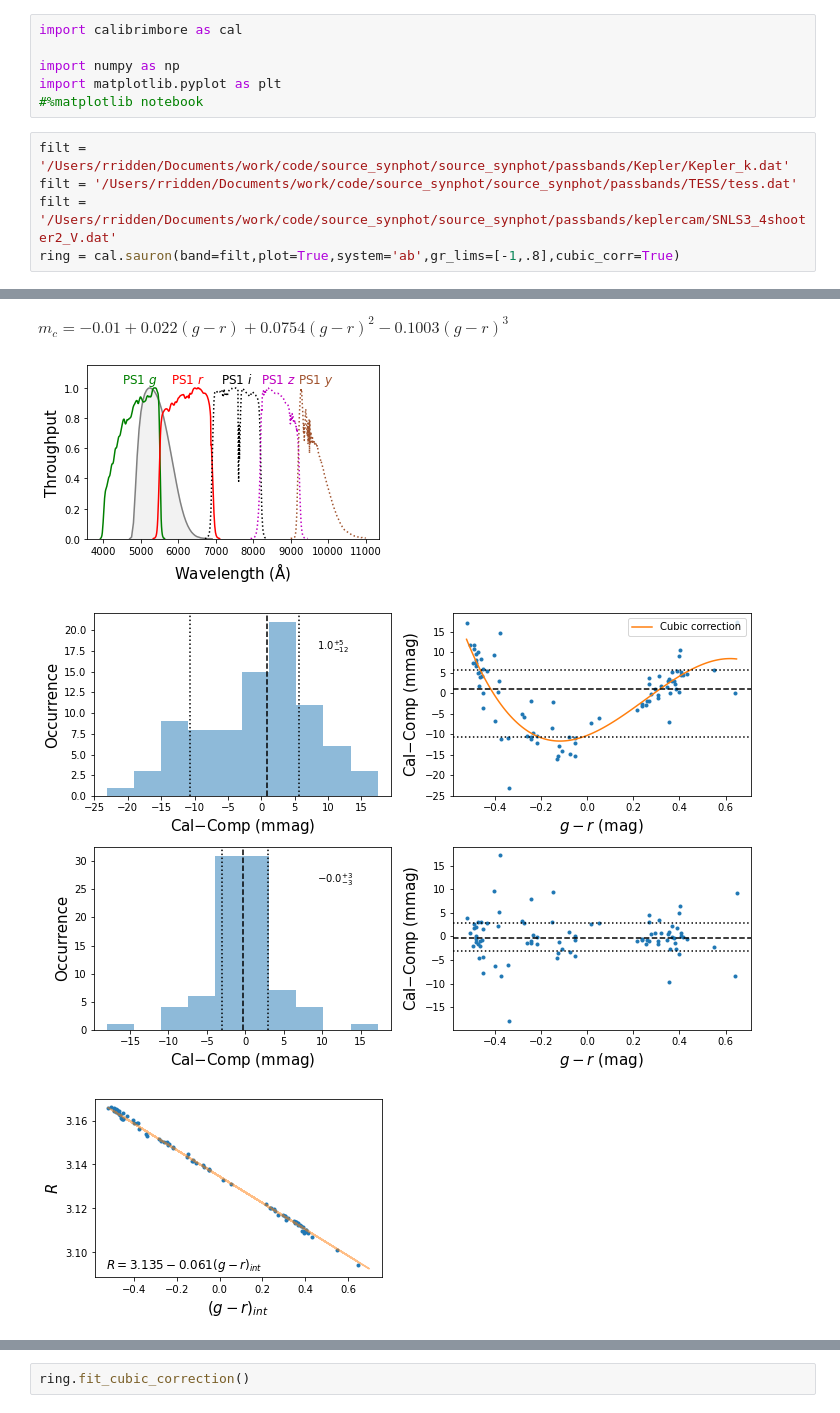
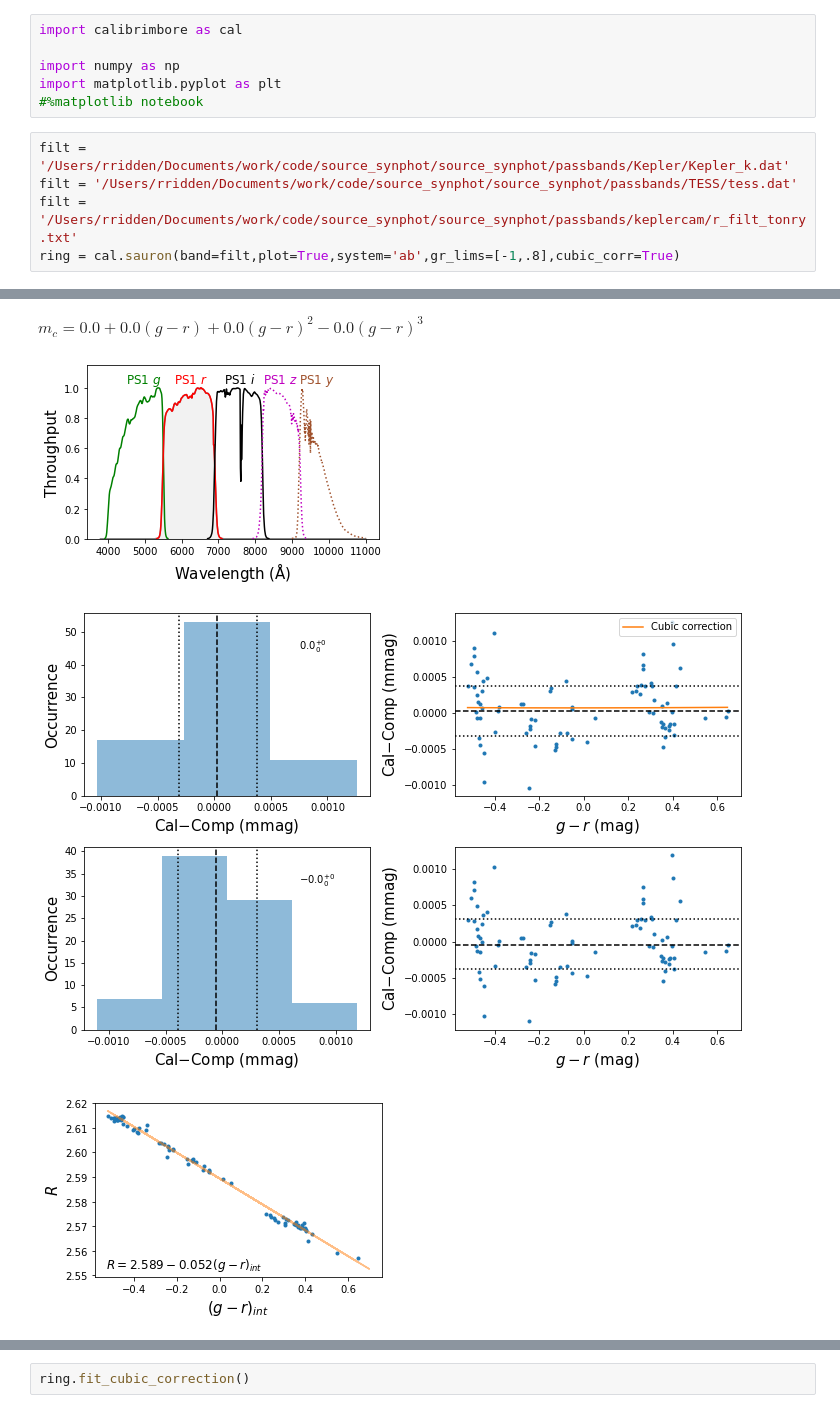
Before and after one commit to CheerfulUser/calibrimbore, a Jupyter notebook: development/tester.ipynb, the cells around one changed output, grey strips where cells are left out. Drawn from its saved outputs; the diff is of its cells as text.

```diff
--- a/development/tester.ipynb
+++ b/development/tester.ipynb
@@ -7,6 +7,6 @@ import matplotlib.pyplot as plt
 # %%
 filt = '/Users/rridden/Documents/work/code/source_synphot/source_synphot/passbands/Kepler/Kepler_k.dat'
 filt = '/Users/rridden/Documents/work/code/source_synphot/source_synphot/passbands/TESS/tess.dat'
-filt = '/Users/rridden/Documents/work/code/source_synphot/source_synphot/passbands/keplercam/SNLS3_4shooter2_V.dat'
+filt = '/Users/rridden/Documents/work/code/source_synphot/source_synphot/passbands/keplercam/r_filt_tonry.txt'
 ring = cal.sauron(band=filt,plot=True,system='ab',gr_lims=[-1,.8],cubic_corr=True)
 # %% [output]
@@ -14,4 +14,4 @@ $\displaystyle f_{comp}=\left(0.088f_g+0.909f_r\right)\left( \frac{f_g}{f_i}\rig
-$\displaystyle m_c=-0.01+0.022(g-r)+0.0754(g-r)^2-0.1003(g-r)^3$
+$\displaystyle m_c=0.0+0.0(g-r)+0.0(g-r)^2-0.0(g-r)^3$
-[figure, old version]
+[figure, new version]
-[figure, old version]
+[figure, new version]
-[figure, old version]
+[figure, new version]
```
Also changed, not shown: parts of 10 cells of this notebook, 3 other files.
